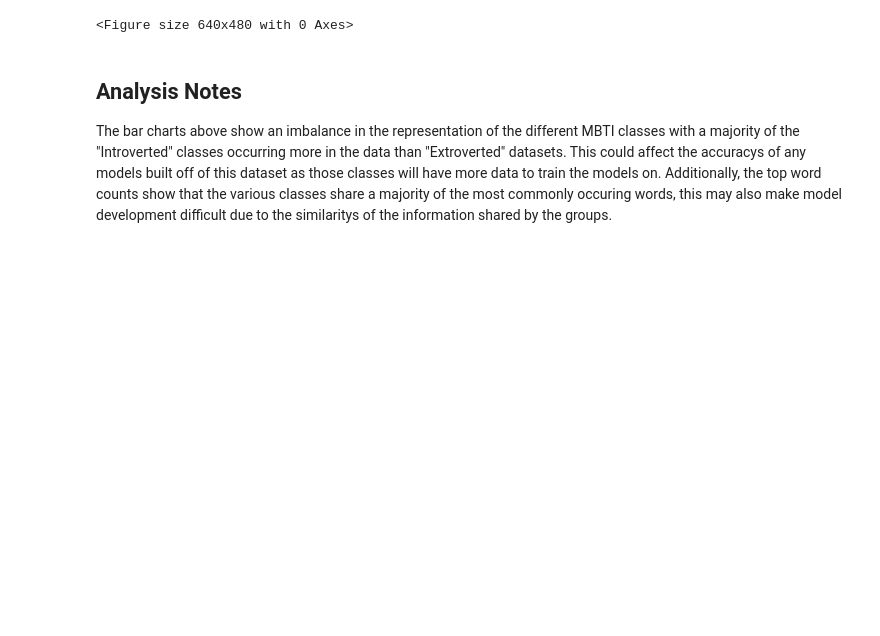
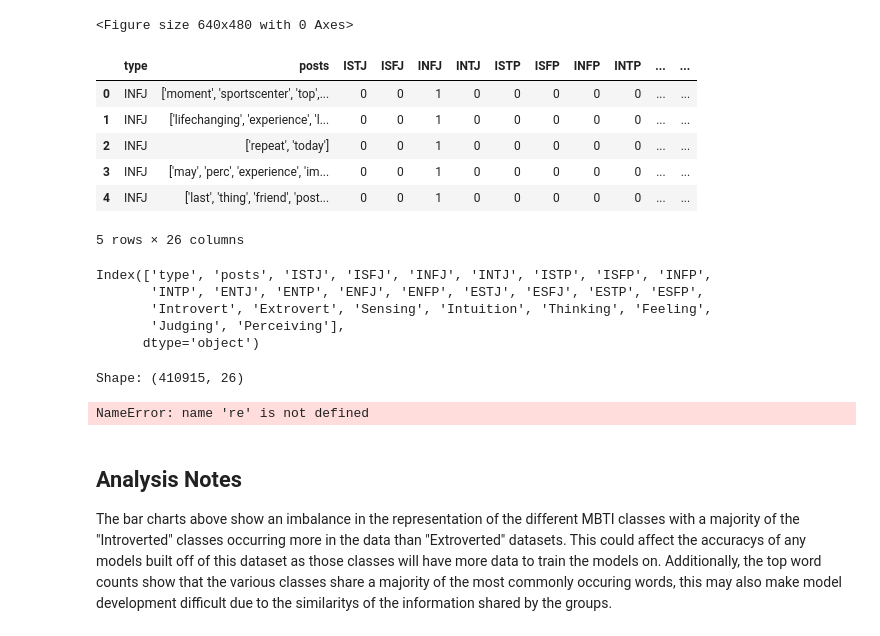
Before and after one commit to alexcyrrr/DATA780-MBTI_PROJECT, a Jupyter notebook: EDA.ipynb, the cells around one changed output. Drawn from its saved outputs; the diff is of its cells as text; code cells hidden in the pictures; blank space fills up the shorter version.

Commit message:
Added kaggle eda

```diff
--- a/EDA.ipynb
+++ b/EDA.ipynb
@@ -172,6 +172,51 @@ plt.savefig('images/class_word_distribution.png')
 # %% [output]
 [figure]
 <Figure size 640x480 with 0 Axes>
+# %%
+# Read kaggle dataset
+kaggle_df = pd.read_csv('data/kaggle_data.csv')
+kaggle_df.head()
+# %% [output]
+|  | type | posts | ISTJ | ISFJ | INFJ | INTJ | ISTP | ISFP | INFP | INTP | ... | ... |
+| 0 | INFJ | ['moment', 'sportscenter', 'top',... | 0 | 0 | 1 | 0 | 0 | 0 | 0 | 0 | ... | ... |
+| 1 | INFJ | ['lifechanging', 'experience', 'l... | 0 | 0 | 1 | 0 | 0 | 0 | 0 | 0 | ... | ... |
+| 2 | INFJ | ['repeat', 'today'] | 0 | 0 | 1 | 0 | 0 | 0 | 0 | 0 | ... | ... |
+| 3 | INFJ | ['may', 'perc', 'experience', 'im... | 0 | 0 | 1 | 0 | 0 | 0 | 0 | 0 | ... | ... |
+| 4 | INFJ | ['last', 'thing', 'friend', 'post... | 0 | 0 | 1 | 0 | 0 | 0 | 0 | 0 | ... | ... |
+5 rows × 26 columns
+# %%
+kaggle_df.columns
+# %% [output]
+Index(['type', 'posts', 'ISTJ', 'ISFJ', 'INFJ', 'INTJ', 'ISTP', 'ISFP', 'INFP',
+       'INTP', 'ENTJ', 'ENTP', 'ENFJ', 'ENFP', 'ESTJ', 'ESFJ', 'ESTP', 'ESFP',
+       'Introvert', 'Extrovert', 'Sensing', 'Intuition', 'Thinking', 'Feeling',
+       'Judging', 'Perceiving'],
+      dtype='object')
+# %%
+print('Shape:', kaggle_df.shape)
+# %% [output]
+Shape: (410915, 26)
+# %%
+# Group by 'class' and concatenate all 'body' text
+grouped = kaggle_df.groupby('type')['posts'].apply(lambda texts: ' '.join(str(t) for t in texts))
+
+# For each class, tokenize and count most common words
+common_words = {}
+for classes, bodies in grouped.items():
+    # Basic tokenization: lowercase, remove non-alphabetic, split
+    words = re.findall(r'\b[a-z]{3,}\b', bodies.lower())
+
+    # Get the top 10 most common words
+    word_counts = Counter(words)
+
+    word_list = []
+    for word, count in word_counts.most_common(10):
+        word_list.append((word, count))
+    common_words[classes] = word_list
+
+pprint.pprint(common_words)
+# %% [output]
+NameError: name 're' is not defined
 # %% [markdown]
 ## Analysis Notes
 
```
Also changed, not shown: parts of 3 cells of this notebook, 1 other file.
